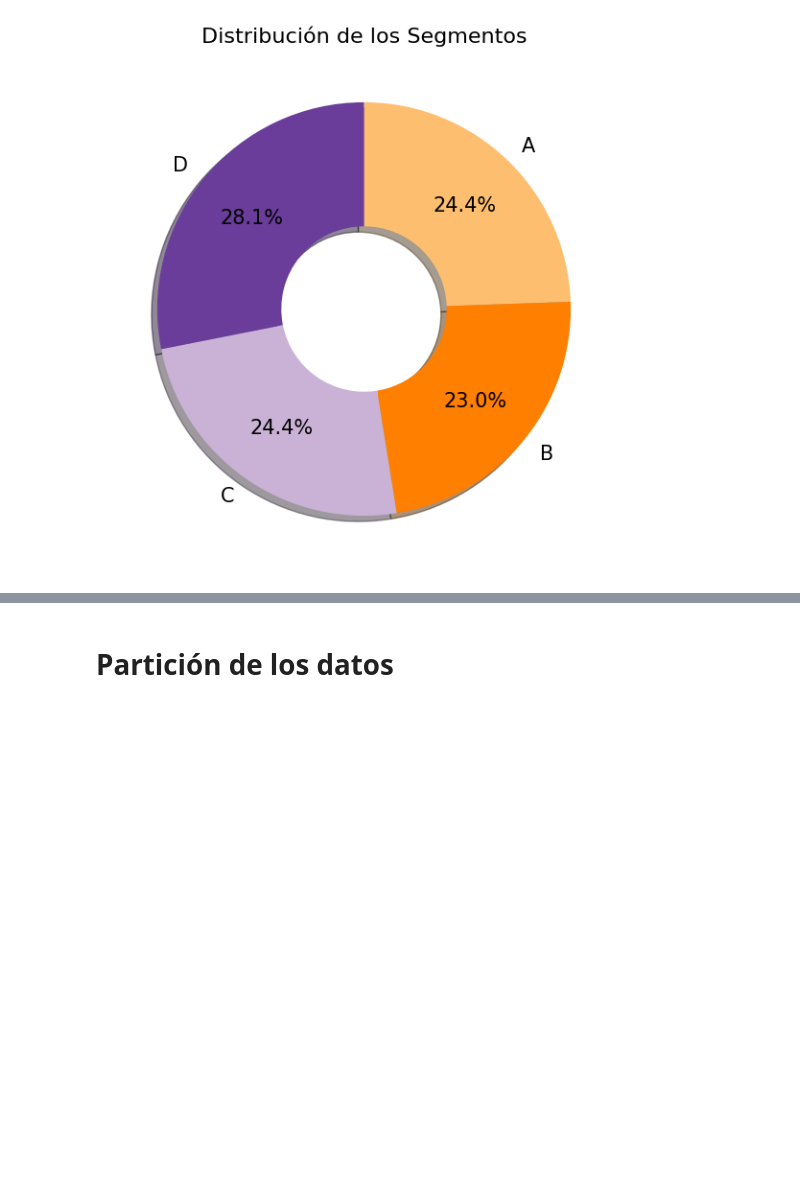
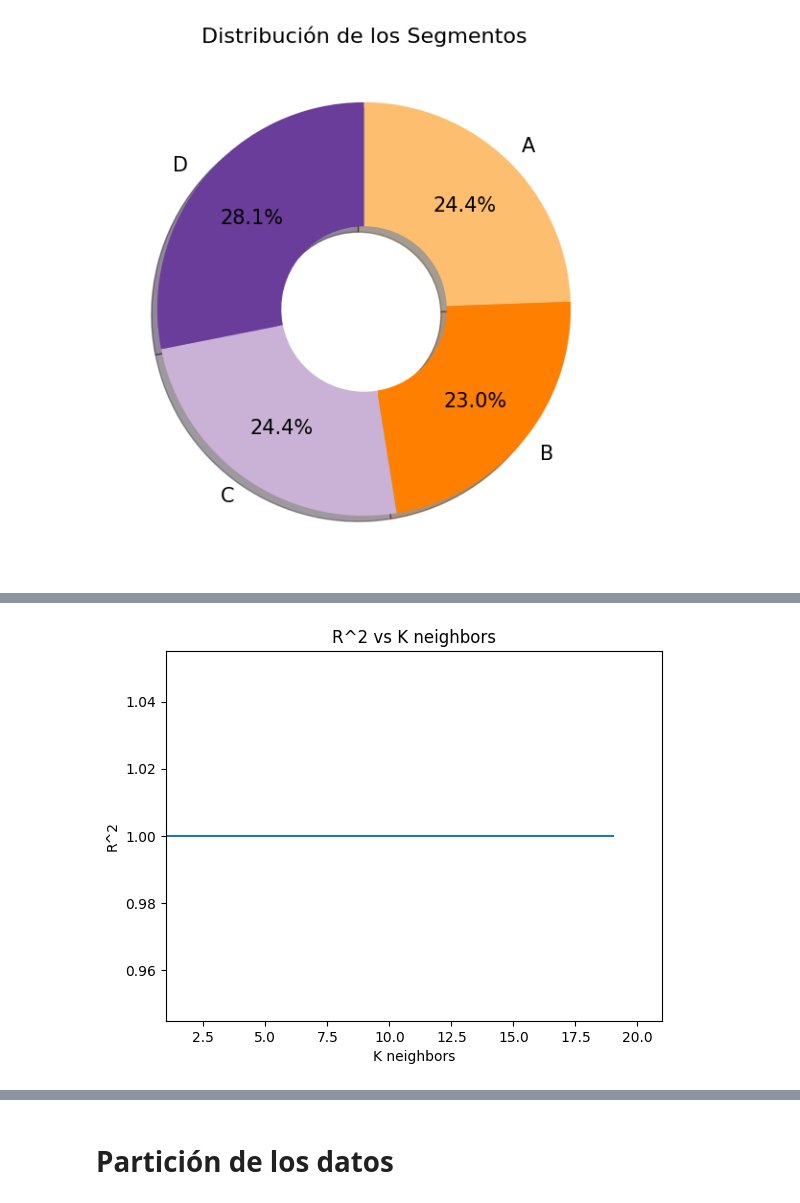
Before and after one commit to Manolo1109/Proyecto_Fundamentos, a Jupyter notebook: Proyecto_Fundamentos.ipynb, the cells around one changed output, grey strips where cells are left out. Saved outputs shown, nothing was run; the diff lists cells and outputs as text; code cells hidden in the pictures; blank space fills up the shorter version.

```diff
--- a/Proyecto_Fundamentos.ipynb
+++ b/Proyecto_Fundamentos.ipynb
@@ -294,0 +311,6 @@ plt.show()
+# %%
+ax = sns.lineplot(x=[errors[i]['K'] for i in range(len(errors))],y=[errors[i]['R^2'] for i in range(len(errors))])
+ax.set(title='R^2 vs K neighbors',xlim=(1,21),xlabel='K neighbors', ylabel='R^2')
+plt.show()
+# %% [output]
+[figure, added]
```
Also changed, not shown: parts of 36 cells of this notebook.
